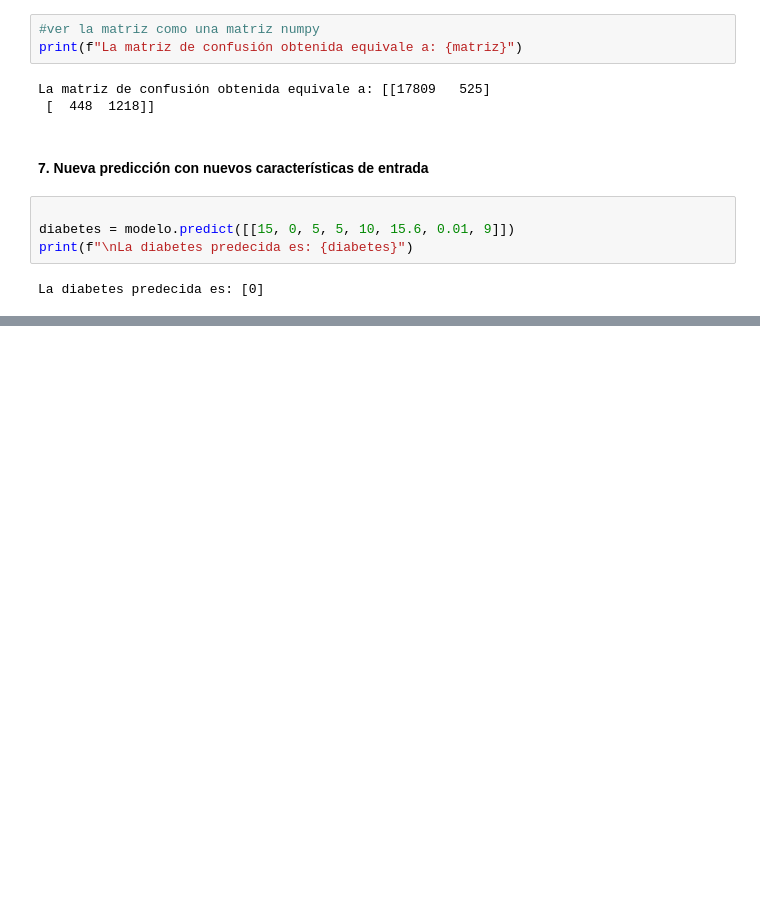
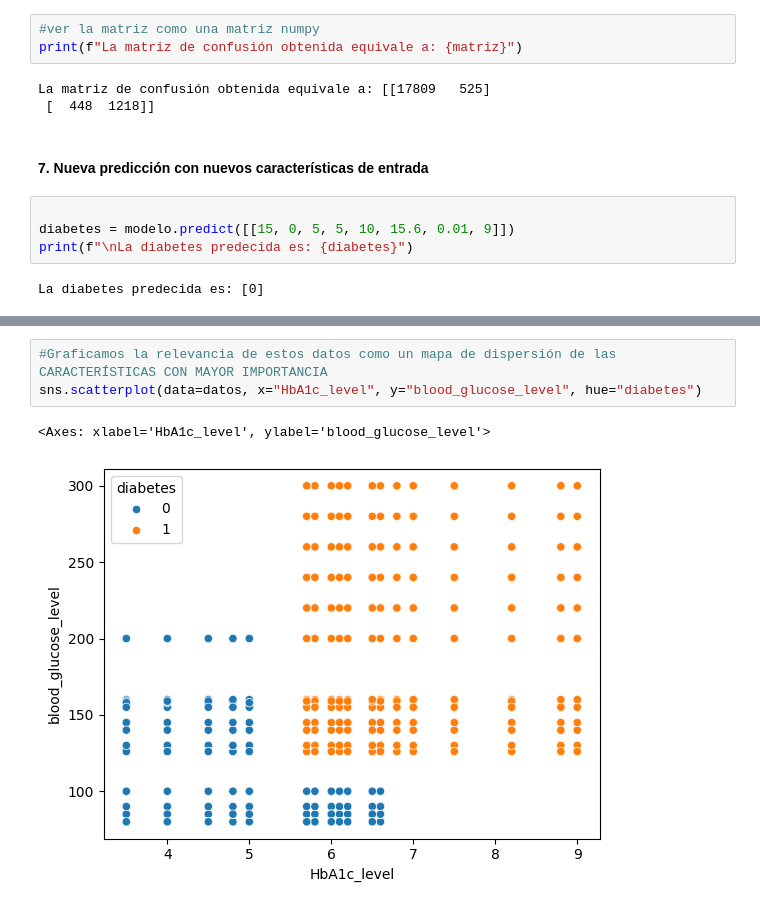
Before and after one commit to brittanypallasco2003/Machine-Learning, a Jupyter notebook: Aprenidzaje-supervisado/Clasificación/arbolDecision.ipynb, the cells around one changed output, grey strips where cells are left out. Saved outputs shown, nothing was run; the diff lists cells and outputs as text; blank space fills up the shorter version.

```diff
--- a/Aprenidzaje-supervisado/Clasificación/arbolDecision.ipynb
+++ b/Aprenidzaje-supervisado/Clasificación/arbolDecision.ipynb
@@ -141,0 +163,6 @@ La diabetes predecida es: [0]
+# %%
+#Graficamos la relevancia de estos datos como un mapa de dispersión de las CARACTERÍSTICAS CON MAYOR IMPORTANCIA
+sns.scatterplot(data=datos, x="HbA1c_level", y="blood_glucose_level", hue="diabetes")
+# %% [output]
+<Axes: xlabel='HbA1c_level', ylabel='blood_glucose_level'>
+[figure, added]
```
Also changed, not shown: parts of 2 cells of this notebook, 1 other file.
